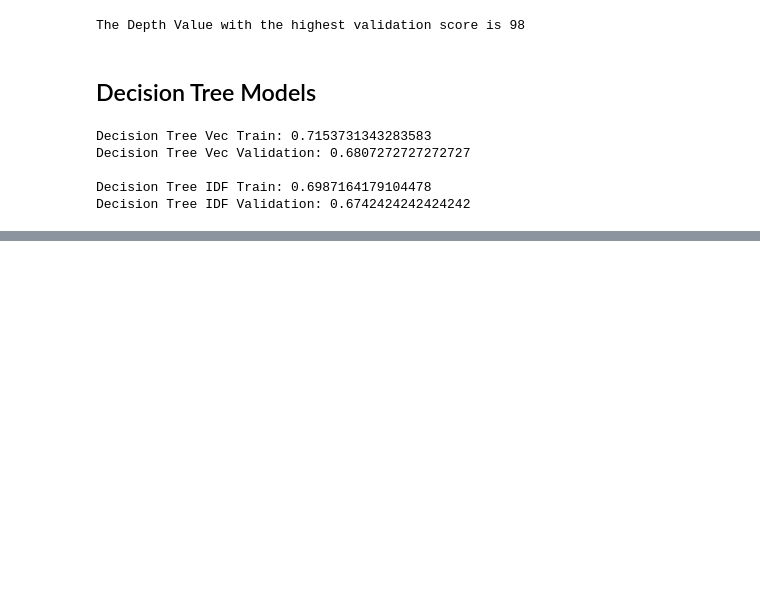
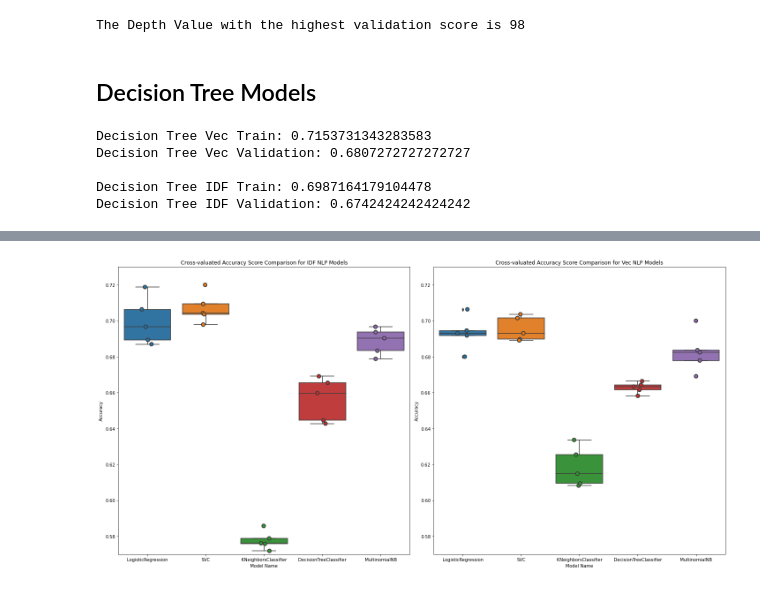
Before and after one commit to JordanFortney/sentimentNaturalLanguageProcessing, a Jupyter notebook: sentimentNLP.ipynb, the cells around one changed output, grey strips where cells are left out. Drawn from its saved outputs; the diff is of its cells as text; code cells hidden in the pictures; blank space fills up the shorter version.

Commit message:
Finished optimizing models, built comp graphs

```diff
--- a/sentimentNLP.ipynb
+++ b/sentimentNLP.ipynb
@@ -413,6 +379,0 @@ Logestical Regression Validation: 0.6846060606060606
-# %%
-idfPcaCheck = PCA(n_components = X_trainIdf.shape[1])
-idfPcaCheck.fit(X_trainIdf)
-
-explVar = idfPcaCheck.explained_variance_ratio_.cumsum()
-np.where((explVar >= 0.9) & (explVar <= 0.91))
@@ -424,18 +379,0 @@ np.where((explVar >= 0.9) & (explVar <= 0.91))
-# %%
-idfPCA = PCA(n_components=981)
-
-idfPCA.fit(X_trainIdf)
-
-XIdfTrainPCA = idfPCA.transform(X_trainIdf)
-XIdfValPCA = idfPCA.transform(X_valIdf)
-# %%
-if (os.path.exists('preRunModels/logitIdfPca.joblib')):
-    logitIdfPca = joblib.load('preRunModels/logitIdfPca.joblib')
-    print("Pre-run model will be loaded")
-else:
-    logitIdfPca = logitIdf.fit(XIdfTrainPCA, y_trainIdf)
-    joblib.dump(logitIdfPca, 'preRunModels/logitIdfPca.joblib')
-
-
-print(f"Logestical Regression Train: {logitIdfPca.score(XIdfTrainPCA, y_trainIdf)}")
-print(f"Logestical Regression Validation: {logitIdfPca.score(XIdfValPCA, y_valIdf)}")
@@ -1040,7 +926,7 @@ depth_value71 = []
 
 # Check to see if a pre-run model exists - done to save time when re-running and testing the project
 if (os.path.exists('preRunModels/trainScores71.joblib') &
-    os.path.exists('preRunModels/valScoresvalScores71.joblib') &
+    os.path.exists('preRunModels/valScores71.joblib') &
     os.path.exists('preRunModels/depth_value71.joblib')):
     trainScores71 = joblib.load('preRunModels/trainScores71.joblib')
     valScores71 = joblib.load('preRunModels/valScores71.joblib')
@@ -1124,0 +1085,19 @@ Decision Tree IDF Validation: 0.6742424242424242
+# %%
+plt.figure(figsize = (20,10), tight_layout = True)
+
+plt.subplot(1,2,1)
+plt.title('Cross-valuated Accuracy Score Comparison for IDF NLP Models')
+plt.ylim([0.57,0.73])
+sns.boxplot(x='Model Name', y='Accuracy', data = cvIdfDF)
+sns.stripplot(x='Model Name', y='Accuracy', data = cvIdfDF,
+              size=8, jitter=True, edgecolor="gray", linewidth=2)
+
+plt.subplot(1,2,2)
+plt.title('Cross-valuated Accuracy Score Comparison for Vec NLP Models')
+plt.ylim([0.57,0.73])
+sns.boxplot(x='Model Name', y='Accuracy', data = cvVecDF)
+sns.stripplot(x='Model Name', y='Accuracy', data = cvVecDF,
+              size=8, jitter=True, edgecolor="gray", linewidth=2)
+plt.show()
+# %% [output]
+[figure, added]
```
Also changed, not shown: parts of 24 cells of this notebook, 4 other files.
